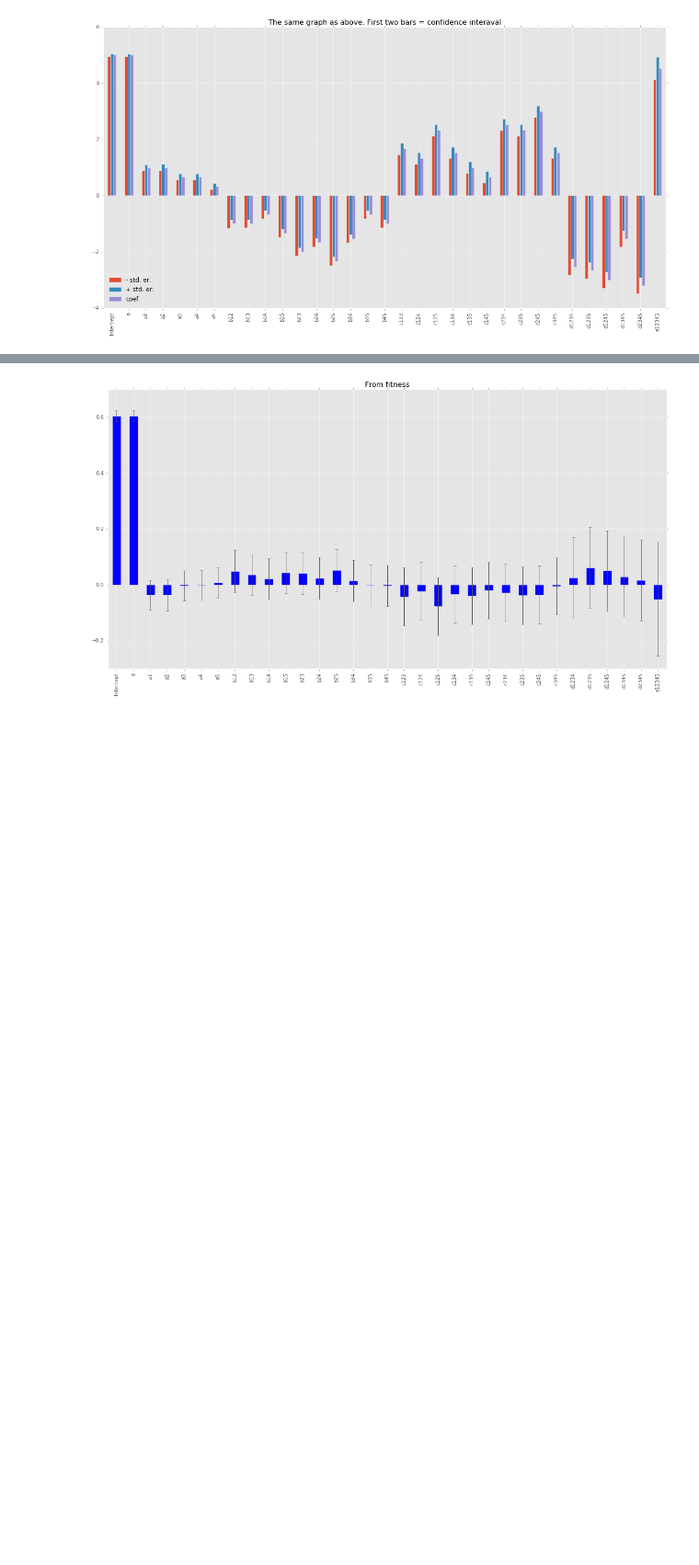
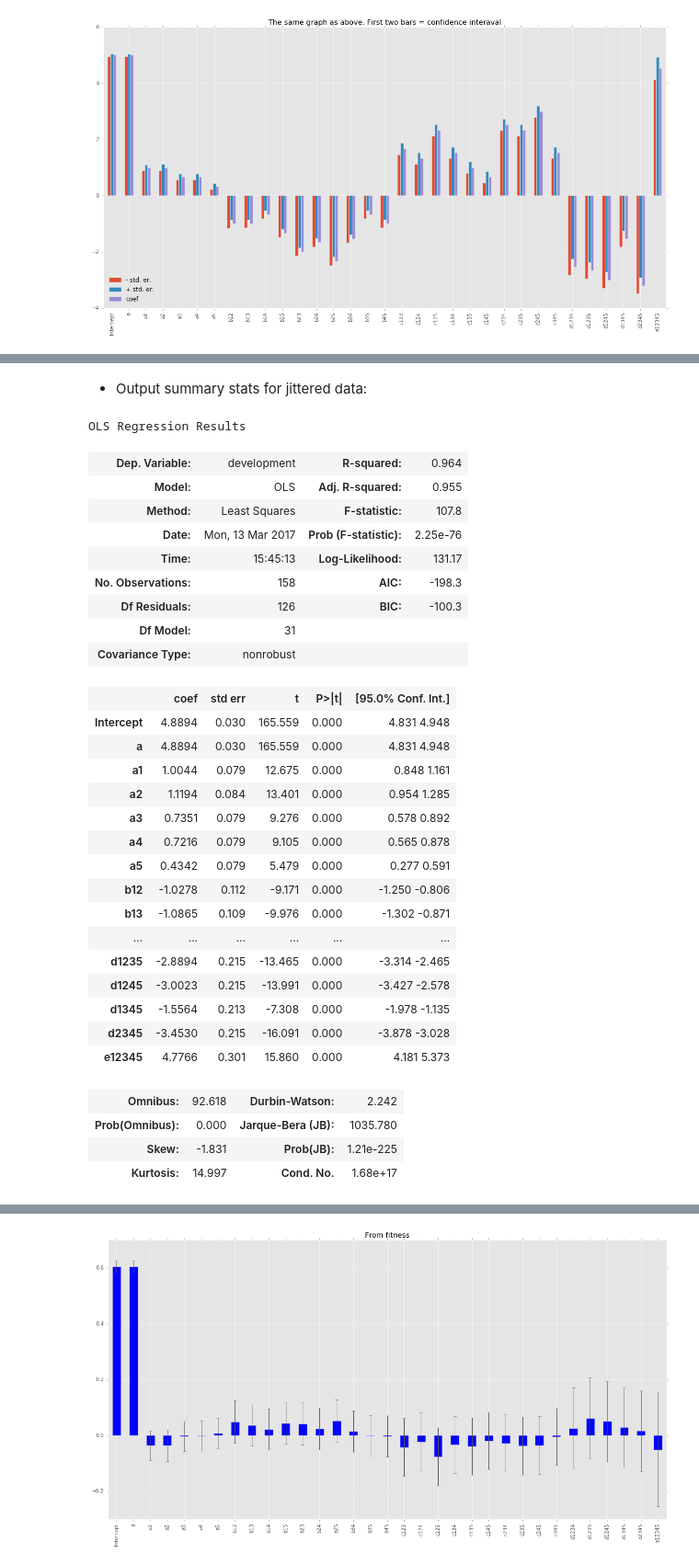
Before and after one commit to gavryushkin/microinteractions, a Jupyter notebook: taylor_lin_fit.ipynb, the cells around one changed output, grey strips where cells are left out. Shown: that part at 92% size. Cells and saved outputs as stored; diff of their text form; code cells hidden in the pictures; blank space fills up the shorter version.

```diff
--- a/taylor_lin_fit.ipynb
+++ b/taylor_lin_fit.ipynb
@@ -129,0 +145,25 @@ plt.savefig("dev_time_conf_int_as_bars.svg")
+# %%
+import sys
+from IPython.display import set_matplotlib_formats
+set_matplotlib_formats("png", "pdf")
+
+
+data_jitter = data.copy()
+for index, row in data_jitter.iterrows():
+    if 8.9 < row["development"] and row["development"] < 9.1:
+        data_jitter.set_value(index, "development", np.random.uniform(26/3, 9))
+    elif 9.3 < row["development"] < 9.4:
+        data_jitter.set_value(index, "development", np.random.uniform(9, 28/3))
+    elif 9.6 < row["development"] < 9.7:
+        data_jitter.set_value(index, "development", np.random.uniform(28/3, 29/3))
+    elif 9.9 < row["development"] < 10.1:
+        data_jitter.set_value(index, "development", np.random.uniform(29/3, 10))
+    elif 10.3 < row["development"] < 10.4:
+        data_jitter.set_value(index, "development", np.random.uniform(10, 31/3))
+    elif 10.6 < row["development"] < 10.7:
+        data_jitter.set_value(index, "development", np.random.uniform(31/3, 32/3))
+    elif 10.9 < row["development"] < 11.1:
+        data_jitter.set_value(index, "development", np.random.uniform(32/3, 11))
+    else:
+        print("Some data doesn't fit sampling intervals! Quitting.")
+        sys.exit()
@@ -129,0 +220,35 @@ plt.savefig("dev_time_conf_int_as_bars.svg")
+# %% [markdown]
+- Output summary stats for jittered data:
+# %%
+lm_devtime_jitter.summary()
+# %% [output]
+OLS Regression Results
+| Dep. Variable: | development | R-squared: | 0.964 |
+| Model: | OLS | Adj. R-squared: | 0.955 |
+| Method: | Least Squares | F-statistic: | 107.8 |
+| Date: | Mon, 13 Mar 2017 | Prob (F-statistic): | 2.25e-76 |
+| Time: | 15:45:13 | Log-Likelihood: | 131.17 |
+| No. Observations: | 158 | AIC: | -198.3 |
+| Df Residuals: | 126 | BIC: | -100.3 |
+| Df Model: | 31 |  |  |
+| Covariance Type: | nonrobust |  |  |
+|  | coef | std err | t | P>|t| | [95.0% Conf. Int.] |
+| Intercept | 4.8894 | 0.030 | 165.559 | 0.000 | 4.831 4.948 |
+| a | 4.8894 | 0.030 | 165.559 | 0.000 | 4.831 4.948 |
+| a1 | 1.0044 | 0.079 | 12.675 | 0.000 | 0.848 1.161 |
+| a2 | 1.1194 | 0.084 | 13.401 | 0.000 | 0.954 1.285 |
+| a3 | 0.7351 | 0.079 | 9.276 | 0.000 | 0.578 0.892 |
+| a4 | 0.7216 | 0.079 | 9.105 | 0.000 | 0.565 0.878 |
+| a5 | 0.4342 | 0.079 | 5.479 | 0.000 | 0.277 0.591 |
+| b12 | -1.0278 | 0.112 | -9.171 | 0.000 | -1.250 -0.806 |
+| b13 | -1.0865 | 0.109 | -9.976 | 0.000 | -1.302 -0.871 |
+| ... | ... | ... | ... | ... | ... |
+| d1235 | -2.8894 | 0.215 | -13.465 | 0.000 | -3.314 -2.465 |
+| d1245 | -3.0023 | 0.215 | -13.991 | 0.000 | -3.427 -2.578 |
+| d1345 | -1.5564 | 0.213 | -7.308 | 0.000 | -1.978 -1.135 |
+| d2345 | -3.4530 | 0.215 | -16.091 | 0.000 | -3.878 -3.028 |
+| e12345 | 4.7766 | 0.301 | 15.860 | 0.000 | 4.181 5.373 |
+| Omnibus: | 92.618 | Durbin-Watson: | 2.242 |
+| Prob(Omnibus): | 0.000 | Jarque-Bera (JB): | 1035.780 |
+| Skew: | -1.831 | Prob(JB): | 1.21e-225 |
+| Kurtosis: | 14.997 | Cond. No. | 1.68e+17 |
```
Also changed, not shown: parts of 12 cells of this notebook, 1 other file.
